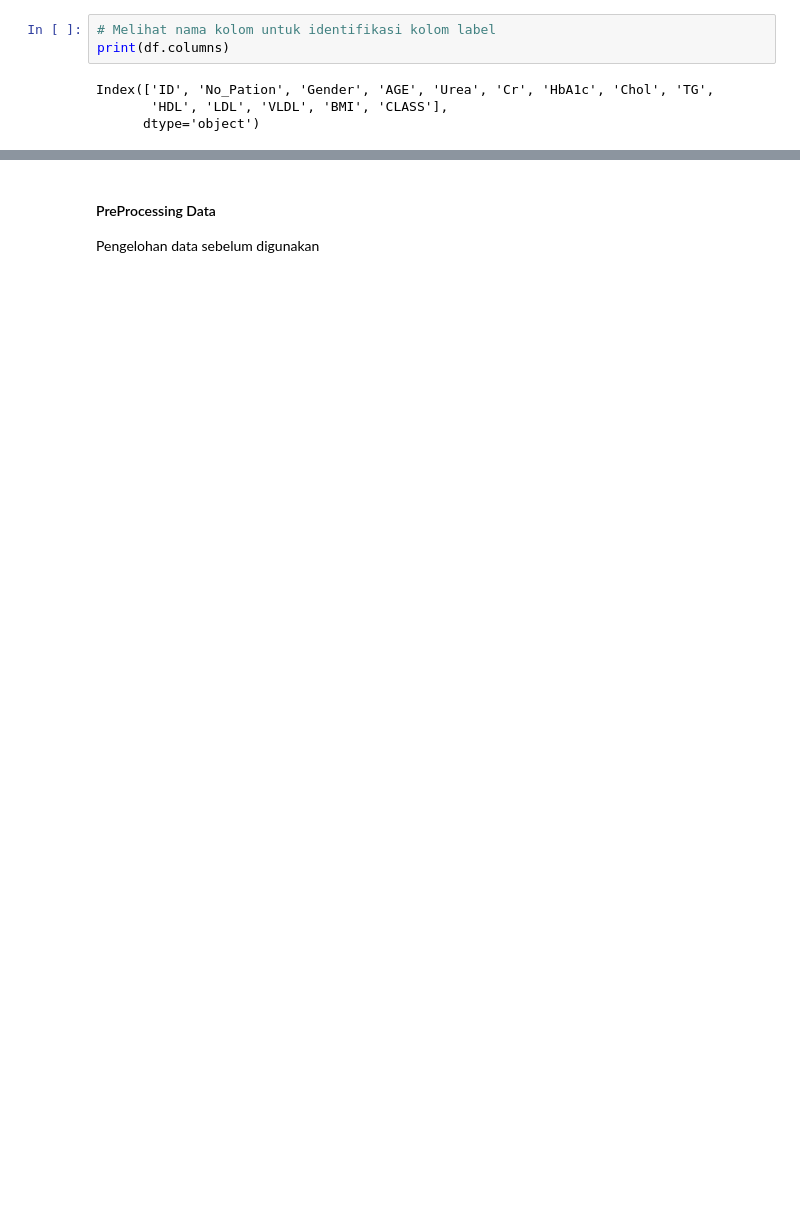
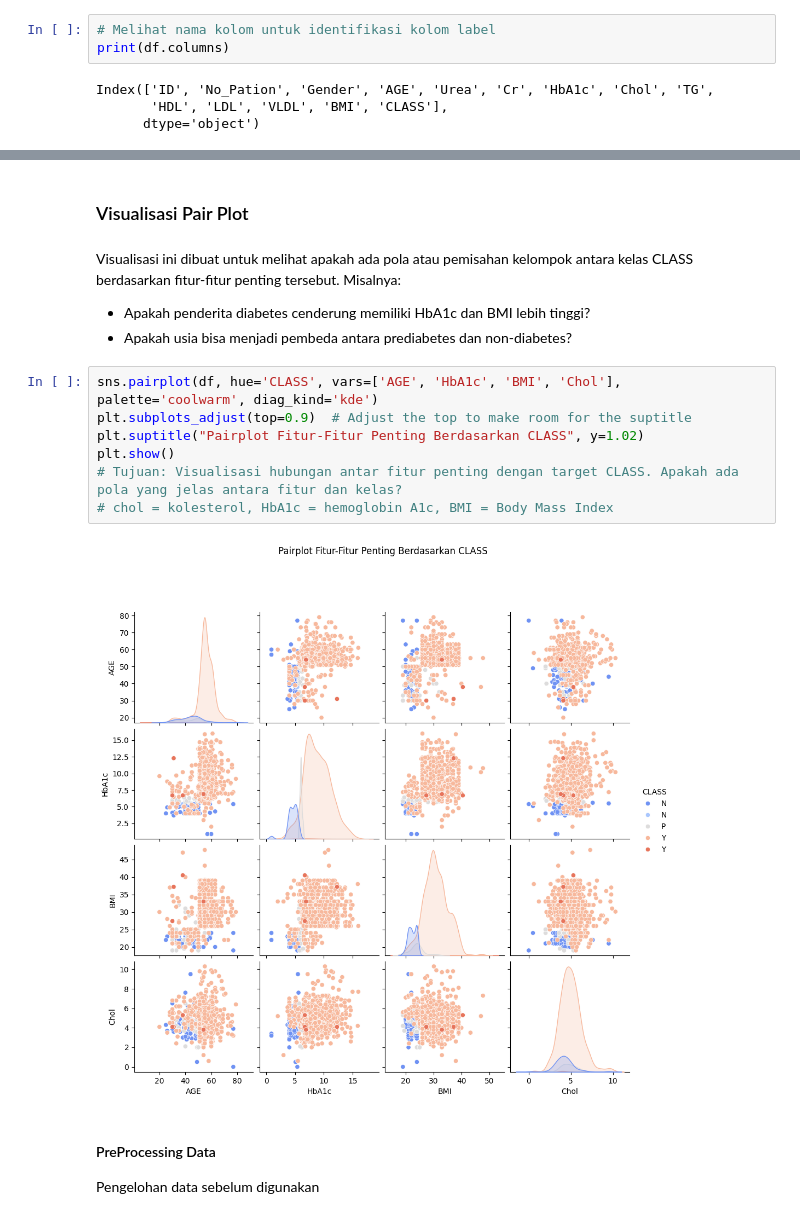
Before and after one commit to ichsank18/NPC_Klasifikasi, a Jupyter notebook: notebooks/XGBoost_vs_MLP_Diabetes .ipynb, the cells around one changed output, grey strips where cells are left out. Drawn from its saved outputs; the diff is of its cells as text; blank space fills up the shorter version.

```diff
--- a/notebooks/XGBoost_vs_MLP_Diabetes .ipynb
+++ b/notebooks/XGBoost_vs_MLP_Diabetes .ipynb
@@ -78,3 +165,19 @@ Index(['ID', 'No_Pation', 'Gender', 'AGE', 'Urea', 'Cr', 'HbA1c', 'Chol', 'TG',
+# %% [markdown]
+### Visualisasi Pair Plot
+# %% [markdown]
+Visualisasi ini dibuat untuk melihat apakah ada pola atau pemisahan kelompok antara kelas CLASS berdasarkan fitur-fitur penting tersebut.
+Misalnya:
+- Apakah penderita diabetes cenderung memiliki HbA1c dan BMI lebih tinggi?
+- Apakah usia bisa menjadi pembeda antara prediabetes dan non-diabetes?
+# %%
+sns.pairplot(df, hue='CLASS', vars=['AGE', 'HbA1c', 'BMI', 'Chol'], palette='coolwarm', diag_kind='kde')
+plt.subplots_adjust(top=0.9)  # Adjust the top to make room for the suptitle
+plt.suptitle("Pairplot Fitur-Fitur Penting Berdasarkan CLASS", y=1.02)
+plt.show()
+# Tujuan: Visualisasi hubungan antar fitur penting dengan target CLASS. Apakah ada pola yang jelas antara fitur dan kelas?
+# chol = kolesterol, HbA1c = hemoglobin A1c, BMI = Body Mass Index
+# %% [output]
+[figure, added]
 # %% [markdown]
 #### PreProcessing Data
 Pengelohan data sebelum digunakan
```
Also changed, not shown: parts of 53 cells of this notebook, 1 other file.
